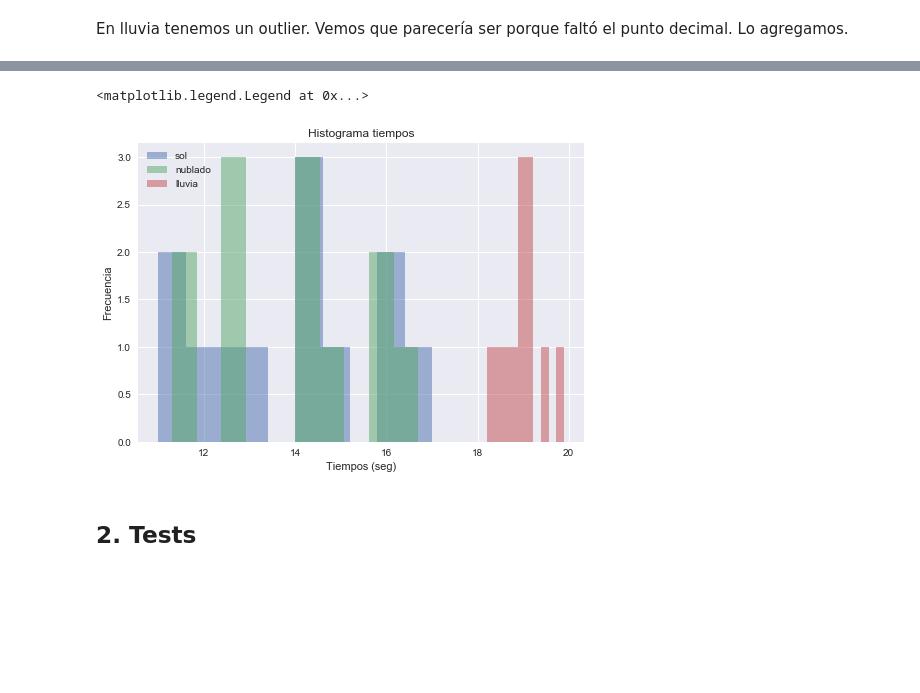
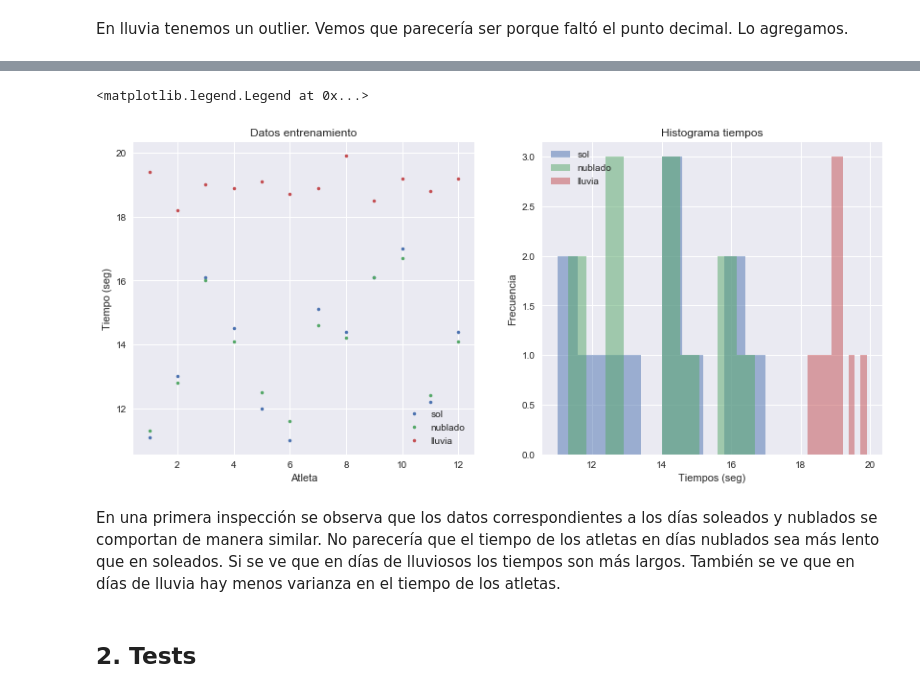
Before and after one commit to m2march/ciencia_datos, a Jupyter notebook: tp1/tp1.ipynb, the cells around one changed output, grey strips where cells are left out. Saved outputs shown, nothing was run; the diff lists cells and outputs as text; code cells hidden in the pictures; blank space fills up the shorter version.

```diff
--- a/tp1/tp1.ipynb
+++ b/tp1/tp1.ipynb
@@ -49,13 +45,24 @@ plt.legend()
 # %%
 sol, nublado, lluvia = datos[:,1], datos[:, 2], datos[:, 3]
 # %%
+fig, axs = plt.subplots(1, 2, figsize=(14, 6))
+plt.sca(axs[0])
+plt.plot(datos[:,0], datos[:,1], '.', label='sol')
+plt.plot(datos[:,0], datos[:,2], '.', label='nublado')
+plt.plot(datos[:,0], datos[:,3], '.', label='lluvia')
+plt.xlabel('Atleta')
+plt.ylabel('Tiempo (seg)')
+plt.title('Datos entrenamiento')
+plt.legend()
+
+plt.sca(axs[1])
 plt.hist(sol, alpha=0.5, label='sol')
 plt.hist(nublado, alpha=0.5, label='nublado')
 plt.hist(lluvia, alpha=0.5, label='lluvia')
 plt.title('Histograma tiempos')
 plt.xlabel('Tiempos (seg)')
 plt.ylabel('Frecuencia')
 plt.legend()
 # %% [output]
 <matplotlib.legend.Legend at 0x...>
-[figure, old version]
+[figure, new version]
@@ -64,3 +69,5 @@ plt.show()
+# %% [markdown]
+En una primera inspección se observa que los datos correspondientes a los días soleados y nublados se comportan de manera similar. No parecería que el tiempo de los atletas en días nublados sea más lento que en soleados. Si se ve que en días de lluviosos los tiempos son más largos. También se ve que en días de lluvia hay menos varianza en el tiempo de los atletas.
 # %% [markdown]
 ## 2. Tests
 # %% [markdown]
```
Also changed, not shown: parts of 56 cells of this notebook.
